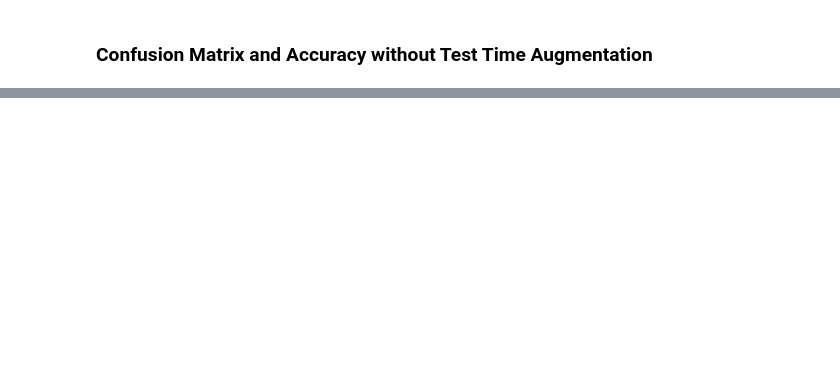
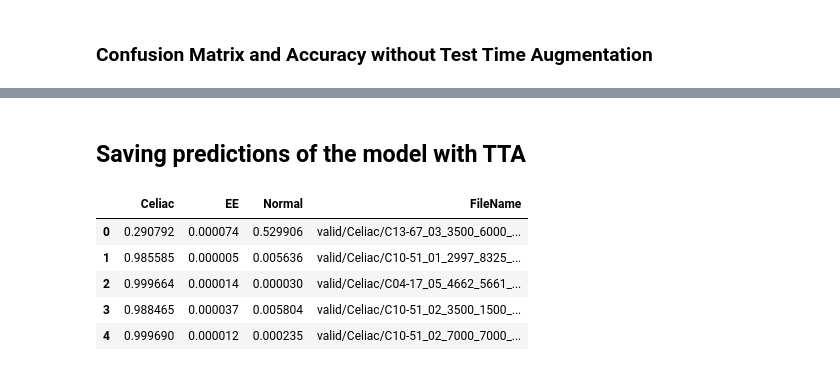
Before and after one commit to UVA-DSI-2019-Capstones/CHRC, a Jupyter notebook: models/resnet50_resized_images_with_duplicates_256.ipynb, the cells around one changed output, grey strips where cells are left out. Drawn from its saved outputs; the diff is of its cells as text; code cells hidden in the pictures; blank space fills up the shorter version.

```diff
--- a/models/resnet50_resized_images_with_duplicates_256.ipynb
+++ b/models/resnet50_resized_images_with_duplicates_256.ipynb
@@ -223,0 +277,8 @@ plot_confusion_matrix(cm, data.classes)
+# %% [markdown]
+## Saving predictions of the model with TTA
+# %%
+res = pd.DataFrame(np.exp(log_preds_mean))
+# %%
+res['file'] = data.val_ds.fnames
+# %%
+res.columns = ['Celiac', 'EE', 'Normal', 'FileName']
@@ -223,0 +287,9 @@ plot_confusion_matrix(cm, data.classes)
+# %%
+res.head()
+# %% [output]
+|  | Celiac | EE | Normal | FileName |
+| 0 | 0.290792 | 0.000074 | 0.529906 | valid/Celiac/C13-67_03_3500_6000_... |
+| 1 | 0.985585 | 0.000005 | 0.005636 | valid/Celiac/C10-51_01_2997_8325_... |
+| 2 | 0.999664 | 0.000014 | 0.000030 | valid/Celiac/C04-17_05_4662_5661_... |
+| 3 | 0.988465 | 0.000037 | 0.005804 | valid/Celiac/C10-51_02_3500_1500_... |
+| 4 | 0.999690 | 0.000012 | 0.000235 | valid/Celiac/C10-51_02_7000_7000_... |
```
Also changed, not shown: parts of 16 cells of this notebook, 8 other files.
